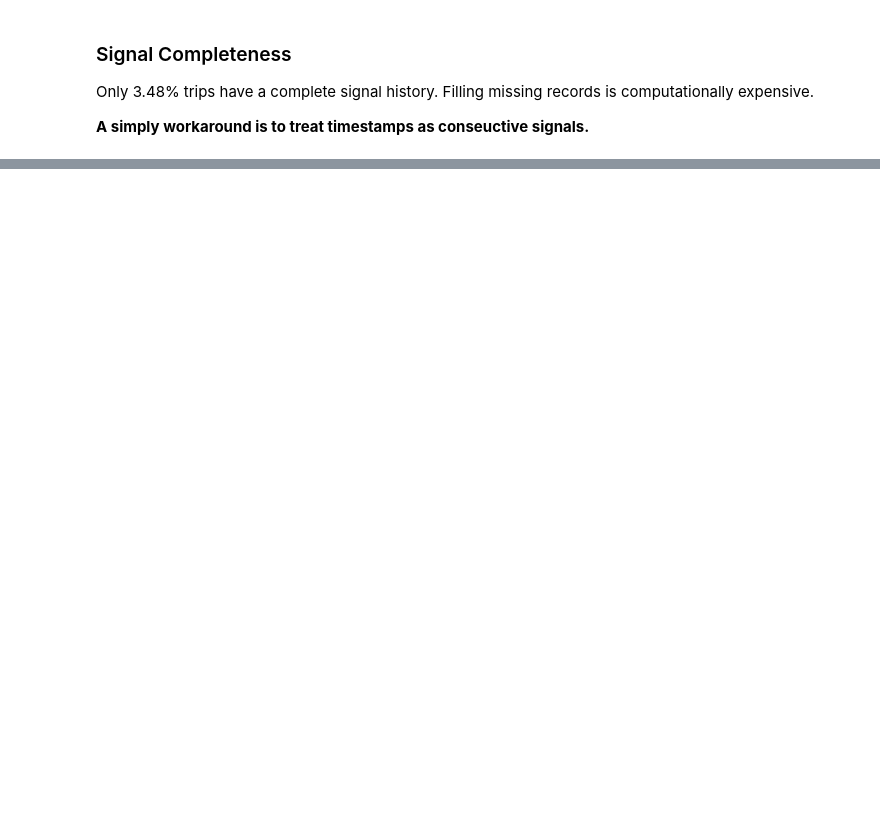
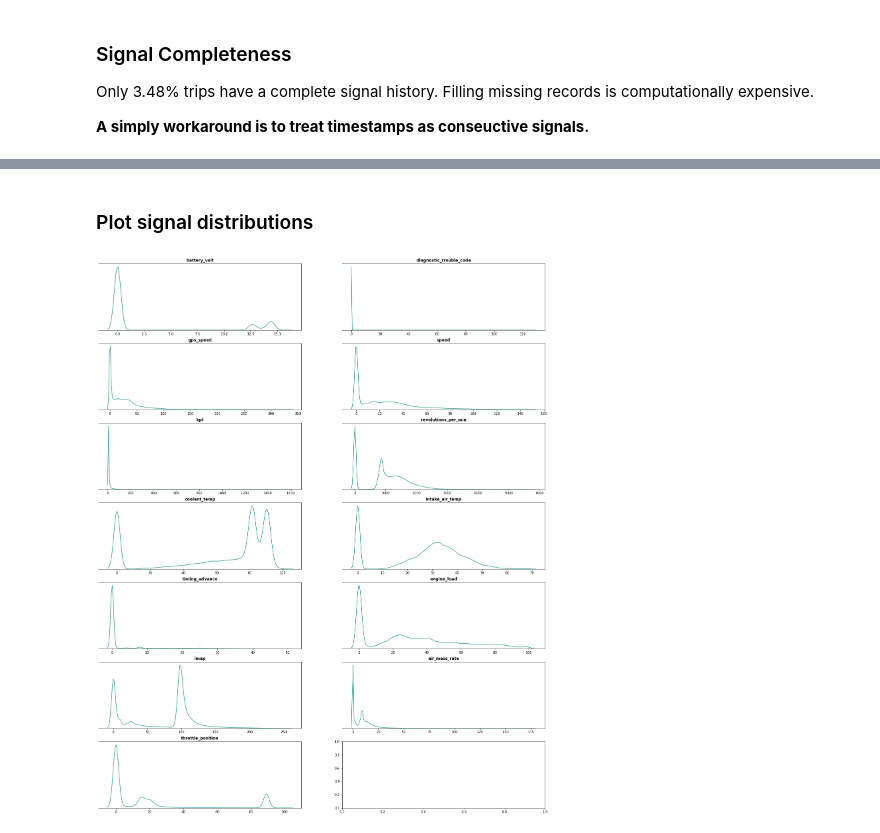
Before and after one commit to qirun-chen/getting-into-telematics, a Jupyter notebook: EDA.ipynb, the cells around one changed output, grey strips where cells are left out. Drawn from its saved outputs; the diff is of its cells as text; code cells hidden in the pictures; blank space fills up the shorter version.

```diff
--- a/EDA.ipynb
+++ b/EDA.ipynb
@@ -415,0 +369,11 @@ Some customers are more risky while driving. It causes a high chance to car acci
+# %%
+obd_sensors_cols = [
+    'battery_volt', 'diagnostic_trouble_code',
+    'gps_speed', 'speed', 'kpl', 'revolutions_per_min',
+    'coolant_temp', 'intake_air_temp', 'timing_advance',
+    'engine_load',  'imap', 'air_mass_rate', 'throttle_position',
+]
+
+acc_sensors_cols = [
+    'acc_x', 'acc_y', 'acc_z'
+]
@@ -415,0 +460,7 @@ Some customers are more risky while driving. It causes a high chance to car acci
+# %%
+negative_cols = [
+    'speed', 'coolant_temp', 'intake_air_temp', 'timing_advance',
+    'imap', 'diagnostic_trouble_code'
+]
+
+car_df.loc[:, negative_cols] = np.abs(car_df.loc[:, negative_cols].astype(int))
@@ -415,0 +520,27 @@ Some customers are more risky while driving. It causes a high chance to car acci
+# %% [markdown]
+### Plot signal distributions
+# %%
+def plot_feature_dist(df):
+    cols = df.columns
+    fig, axes = plt.subplots(7, 2, figsize=(24, 30))
+    axes = axes.flatten()
+    sns.set_palette(sns.color_palette(["#2a9d8f", "#e9c46a"]))
+
+    for i, ax in enumerate(axes):
+        if i < df.columns.shape[0]:
+            sns.kdeplot(data=df, x=cols[i], ax=ax, palette = ["#2a9d8f"])
+#             ax.set_xticks([])
+            ax.set_yticks([])
+            ax.set_xlabel('')
+            ax.set_ylabel('')
+            ax.spines['left'].set_visible(False)
+            ax.set_title(cols[i], loc='center', weight='bold', fontsize=12)
+
+#     fig.supxlabel('Distribution', ha='center', fontweight='bold')
+
+#     fig.tight_layout()
+    plt.show()
+# %%
+plot_feature_dist(car_df[obd_sensors_cols])
+# %% [output]
+[figure, added]
```
Also changed, not shown: parts of 60 cells of this notebook, 1 other file.
